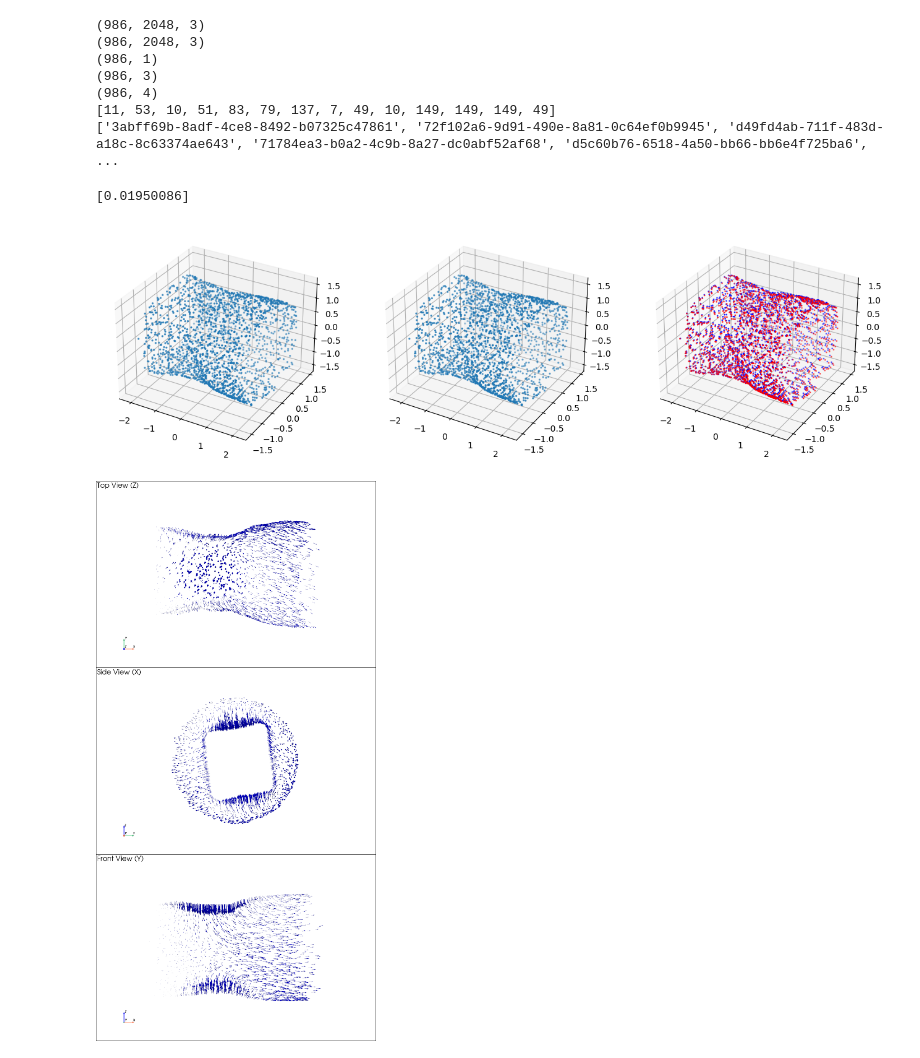
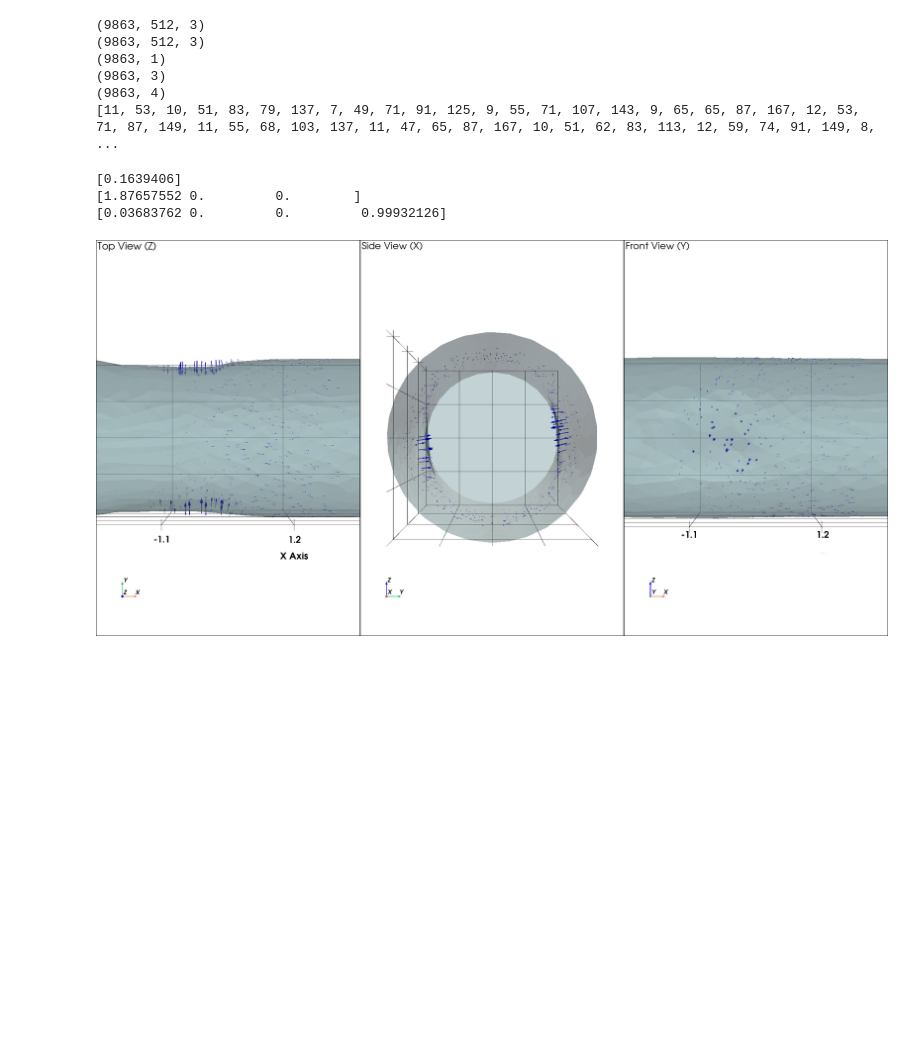
Before and after one commit to OSU-SIMCenter/forge-net, a Jupyter notebook: data/process_data.ipynb, the cells around one changed output. Cells and saved outputs as stored; diff of their text form; code cells hidden in the pictures; blank space fills up the shorter version.

```diff
--- a/data/process_data.ipynb
+++ b/data/process_data.ipynb
@@ -22,37 +121,60 @@ Processing 4 series using 8 workers...
 # %%
-c_t = np.vstack((c_t1, c_t2))
-c_tp1 = np.vstack((c_tp11, c_tp12))
-s = np.vstack((s1, s2))
-p = np.vstack((p1, p2))
-r = np.vstack((r1,r2))
-series_lengths = series_lengths1 + series_lengths2
-series_ids = series_ids1 + series_ids2
+# data  = np.load('/local/scratch/groves/jax-forgeRL/models/forging_autoencoder/data/test_comb_FOR_large_512.npz')
 
-# group_df = extract_data(db_path, total_points, lines)
+c_t = data['coords_t']
+c_tp1 = data['coords_tp1']
+s = data['steps']
+p = data['positions']
+r = data['rotations']
+if compute_bc_mask:
+    bc_masks = data['bc_masks']
+if compute_spatial_features:
+    distances = data['distances_to_bc_edge']
+    contact_dirs = data['contact_directions']
 
-# group_df.head()
+
+series_lengths = data['series_lengths']
+series_ids = data['series_ids']
 # %%
 print(c_t.shape), print(c_tp1.shape), print(s.shape), print(p.shape), print(r.shape)
 print(series_lengths)
-print(series_ids)
+# print(series_ids)
+# # if compute_bc_mask:
+# #     print(bc_masks.shape)
+# # if compute_spatial_features:
+# #     print(distances.shape)
+# #     print(contact_dirs.shape)
 # %% [output]
-(986, 2048, 3)
-(986, 2048, 3)
-(986, 1)
-(986, 3)
-(986, 4)
-[11, 53, 10, 51, 83, 79, 137, 7, 49, 10, 149, 149, 149, 49]
-['3abff69b-8adf-4ce8-8492-b07325c47861', '72f102a6-9d91-490e-8a81-0c64ef0b9945', 'd49fd4ab-711f-483d-a18c-8c63374ae643', '71784ea3-b0a2-4c9b-8a27-dc0abf52af68', 'd5c60b76-6518-4a50-bb66-bb6e4f725ba6', ...
+(9863, 512, 3)
+(9863, 512, 3)
+(9863, 1)
+(9863, 3)
+(9863, 4)
+[11, 53, 10, 51, 83, 79, 137, 7, 49, 71, 91, 125, 9, 55, 71, 107, 143, 9, 65, 65, 87, 167, 12, 53, 71, 87, 149, 11, 55, 68, 103, 137, 11, 47, 65, 87, 167, 10, 51, 62, 83, 113, 12, 59, 74, 91, 149, 8,  ...
 # %%
-# visualize_point_cloud(c_t[25],a=-p[25], point_size=5)
-idx = 30
+# visuali3ze_point_cloud(c_t[25],a=-p[25], point_size=5)
+idx = 65
 print(s[idx])
-compare_scatters(pc1=c_t[idx], pc2=c_tp1[idx])
-visualize_vector_diff(c_t[idx],c_tp1[idx])
+print(p[idx])
+print(r[idx])
+
+# compare_scatters(pc1=c_t[idx], pc2=c_tp1[idx])
+visualize_vector_diff(mesh = data['meshes_tp1'][idx], pc1=c_t[idx],pc2=c_tp1[idx])
+# visualize_bc_features(
+#     c_t[idx],
+#     bc_masks[idx],
+#     distances[idx],
+#     title_prefix="Sample "
+# )
+# delta_x = np.abs(c_t[idx][:,0] - c_tp1[idx][:,0])
+# delta_z = np.abs(c_t[idx][:,2] - c_tp1[idx][:,2])
+
+# deltas_vs_x(pc=c_t[idx], delta_x=delta_x, delta_z=delta_z, title_prefix="")
 # %% [output]
-[0.01950086]
+[0.1639406]
+[1.87657552 0.         0.        ]
+[0.03683762 0.         0.         0.99932126]
-[figure, old version]
+[figure, new version]
-[figure, removed]
 # %%
 # np.savez('./test_comb_FOR.npz', coords_t=c_t, coords_tp1=c_tp1, steps=s, series_lengths=np.array(series_lengths))
 # %%
```
Also changed, not shown: parts of 5 cells of this notebook, 5 other files.
